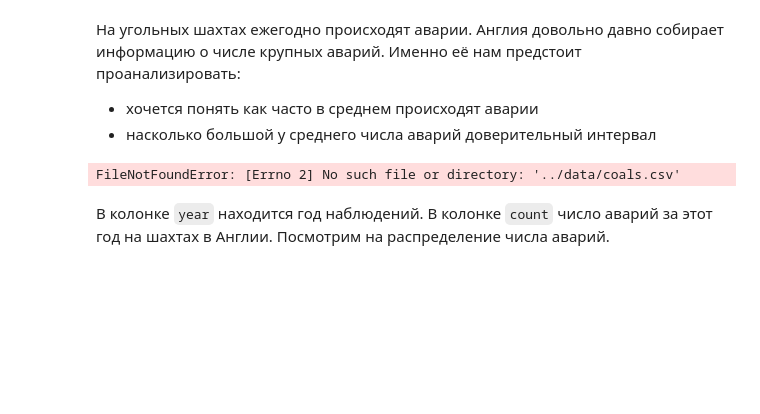
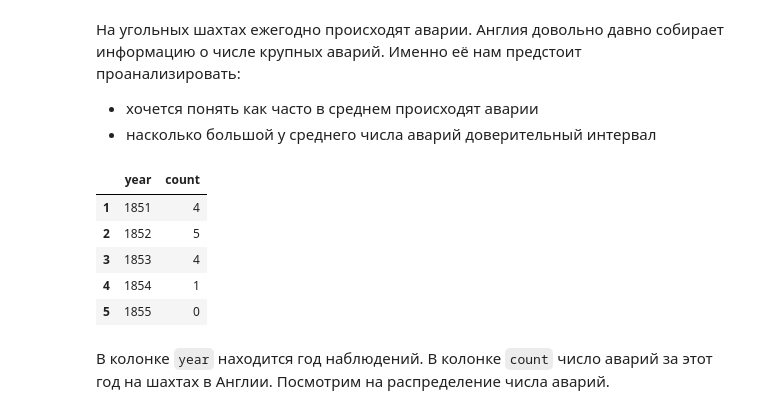
Before and after one commit to disimhot/hse_stat, a Jupyter notebook: Ефимова_ЕС_hw2.ipynb, the cells around one changed output. Cells and saved outputs as stored; diff of their text form; code cells hidden in the pictures; blank space fills up the shorter version.

```diff
--- a/Ефимова_ЕС_hw2.ipynb
+++ b/Ефимова_ЕС_hw2.ipynb
@@ -456,10 +538,15 @@ sns.scatterplot(data=df, x='likeCount',y='commentCount', );
 * хочется понять как часто в среднем происходят аварии
 * насколько большой у среднего числа аварий доверительный интервал
 # %%
-df = pd.read_csv("../data/coals.csv", index_col=0)
+df = pd.read_csv("./data/coals.csv", index_col=0)
 df.head()
 # %% [output]
-FileNotFoundError: [Errno 2] No such file or directory: '../data/coals.csv'
+|  | year | count |
+| 1 | 1851 | 4 |
+| 2 | 1852 | 5 |
+| 3 | 1853 | 4 |
+| 4 | 1854 | 1 |
+| 5 | 1855 | 0 |
 # %% [markdown]
 В колонке `year` находится год наблюдений. В колонке `count` число аварий за этот год на шахтах в Англии. Посмотрим на распределение числа аварий.
 # %%
```
Also changed, not shown: parts of 57 cells of this notebook, 2 other files.
